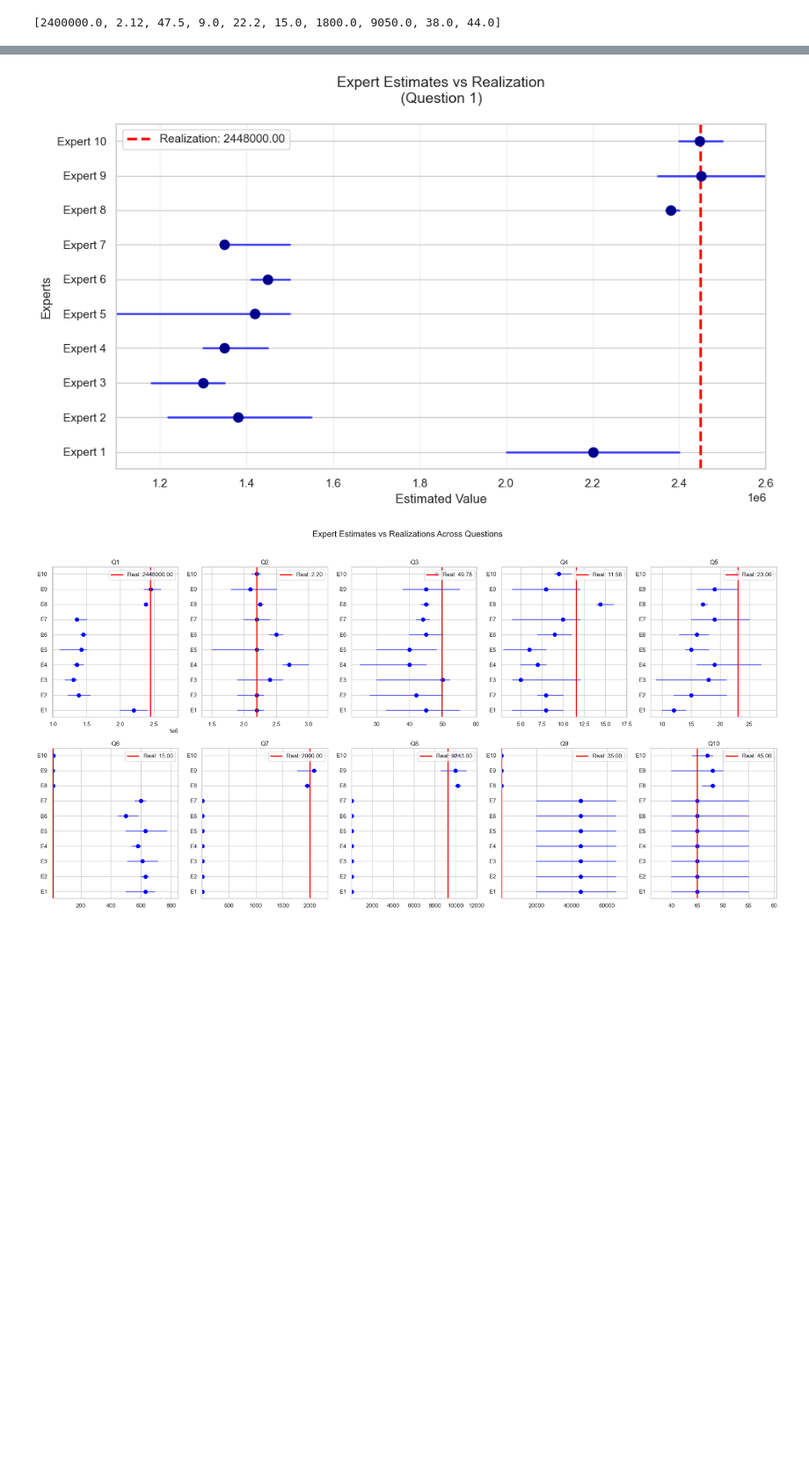
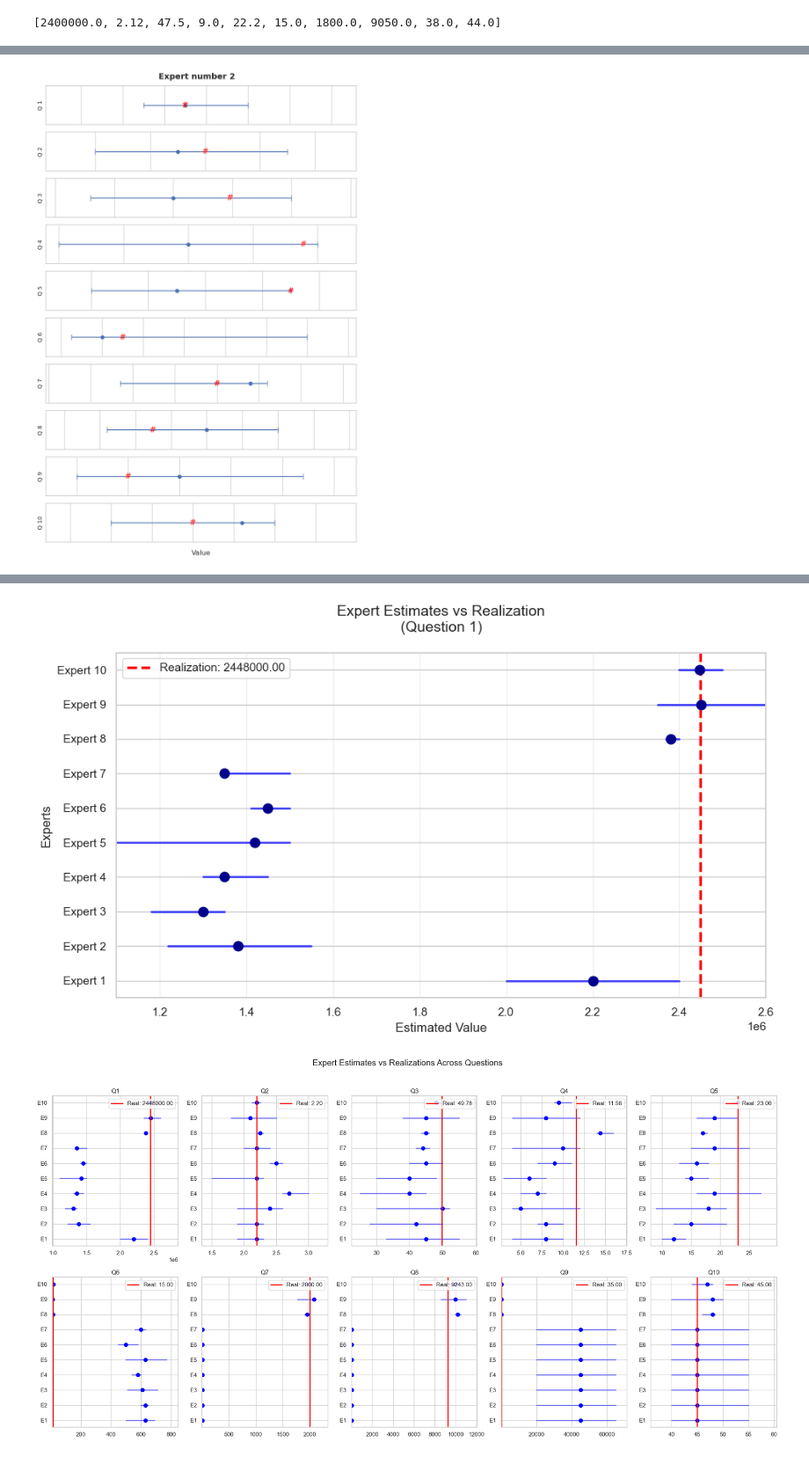
Before and after one commit to FARSHAD-SH/elicipy, a Jupyter notebook: plots.ipynb, the cells around one changed output, grey strips where cells are left out. Shown: that part at 88% size. Saved outputs shown, nothing was run; the diff lists cells and outputs as text; code cells hidden in the pictures; blank space fills up the shorter version.

```diff
--- a/plots.ipynb
+++ b/plots.ipynb
@@ -120 +97,57 @@ plt.show()
+# %%
+# Example data for 10 variables (each with 5%, 50%, 95% quantiles)
+num_q = 10
+variables = [f"Q {i+1}" for i in range(num_q)]
+realization = df2["REALIZATION"][:10]
+
+# Generate example quantiles
+np.random.seed(42)  # For reproducibility
+# q5 = np.random.randint(5, 15, num_vars)   # 5th percentile
+# q5 = np.array([float(x) for x in df.iloc[-1][4::3][:]], dtype=float)
+
+# q5 = df.iloc[-1][4::3].to_numpy(dtype=float)
+q5 = df_reversed.iloc[1][4::3].to_numpy(dtype=float)
+# q50 = np.random.randint(15, 25, num_vars) # 50th percentile (median)
+
+# q50 = df.iloc[-1][5::3].to_numpy(dtype=float)
+q50 = df_reversed.iloc[1][5::3].to_numpy(dtype=float)
+
+# q95 = np.random.randint(25, 35, num_vars) # 95th percentile
+
+# q95 = df.iloc[-1][6::3].to_numpy(dtype=float)
+q95 = df_reversed.iloc[1][6::3].to_numpy(dtype=float)
+
+
+# Compute error values for error bars
+lower_errors = q50 - q5
+upper_errors = q95 - q50
+
+# Plotting multiple axes with independent scales
+fig, axes = plt.subplots(num_q, 1, figsize=(8, 12), sharex=False)  # Separate y-axes
+
+# Add a title to the whole figure
+fig.suptitle("Expert number 2", fontsize=14, fontweight="bold")
+
+fig.gca().spines.values()
+# spine.set_edgecolor("black")
+# spine.set_linewidth(2)
+
+
+for i, ax in enumerate(axes):
+    ax.errorbar(q50[i], 0, xerr=[[lower_errors[i]], [upper_errors[i]]], fmt='o', color='b', capsize=5, label="90% CI")
+    ax.text(realization[i], 0, "#", fontsize=14, color='red', ha='center', va='center')
+    # ax.set_title(variables[i], fontsize=10)
+    ax.set_ylabel(variables[i], fontsize=10)
+    ax.set_yticks([])  # Remove y-axis ticks
+    ax.set_xticklabels([])  # Hide x-axis tick labels
+    ax.set_xlim(q5[i] - .1*q5[i], q95[i] + .1*q95[i])  # Independent x-axis limits for each variable
+
+# Adjust layout
+plt.xlabel("Value")
+# plt.title("Expert No: E1")
+plt.tight_layout()
+plt.savefig("figure2.png", dpi=300, bbox_inches='tight')
+plt.show()
+# %% [output]
+[figure, added]
 # %%
```
Also changed, not shown: parts of 27 cells of this notebook, 4 other files.
